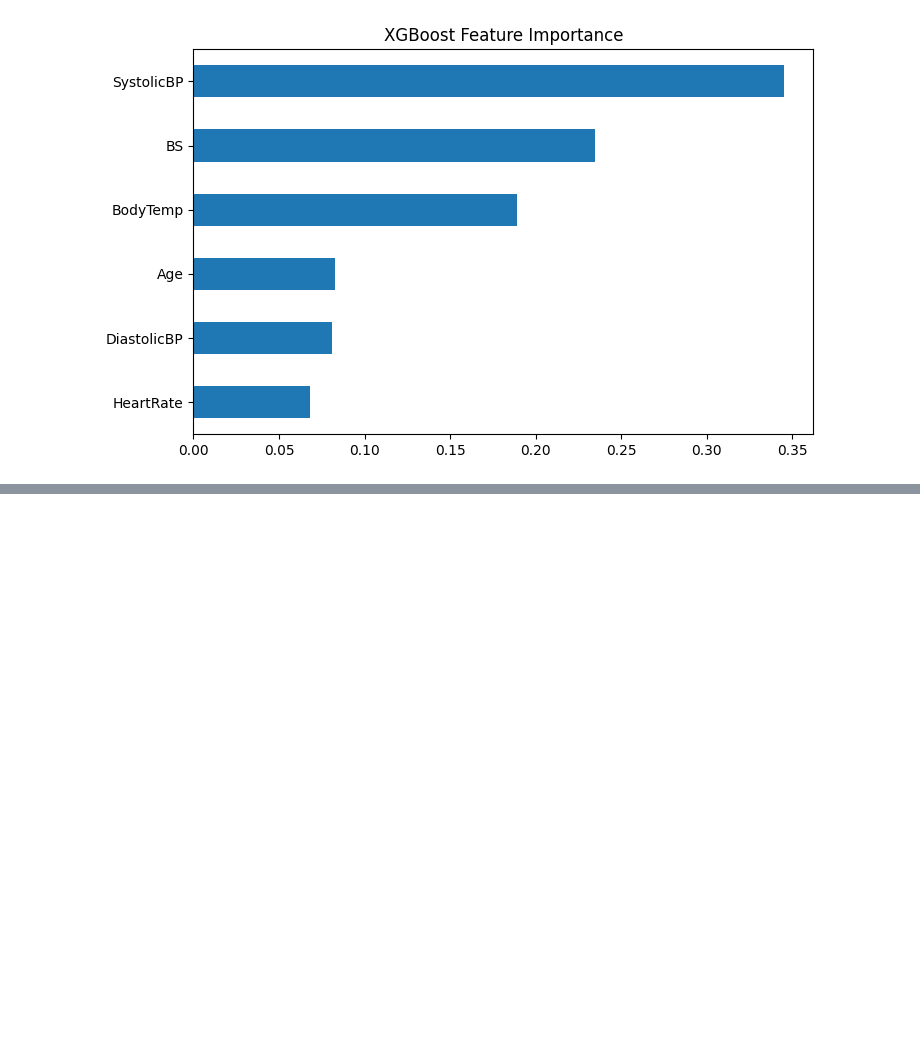
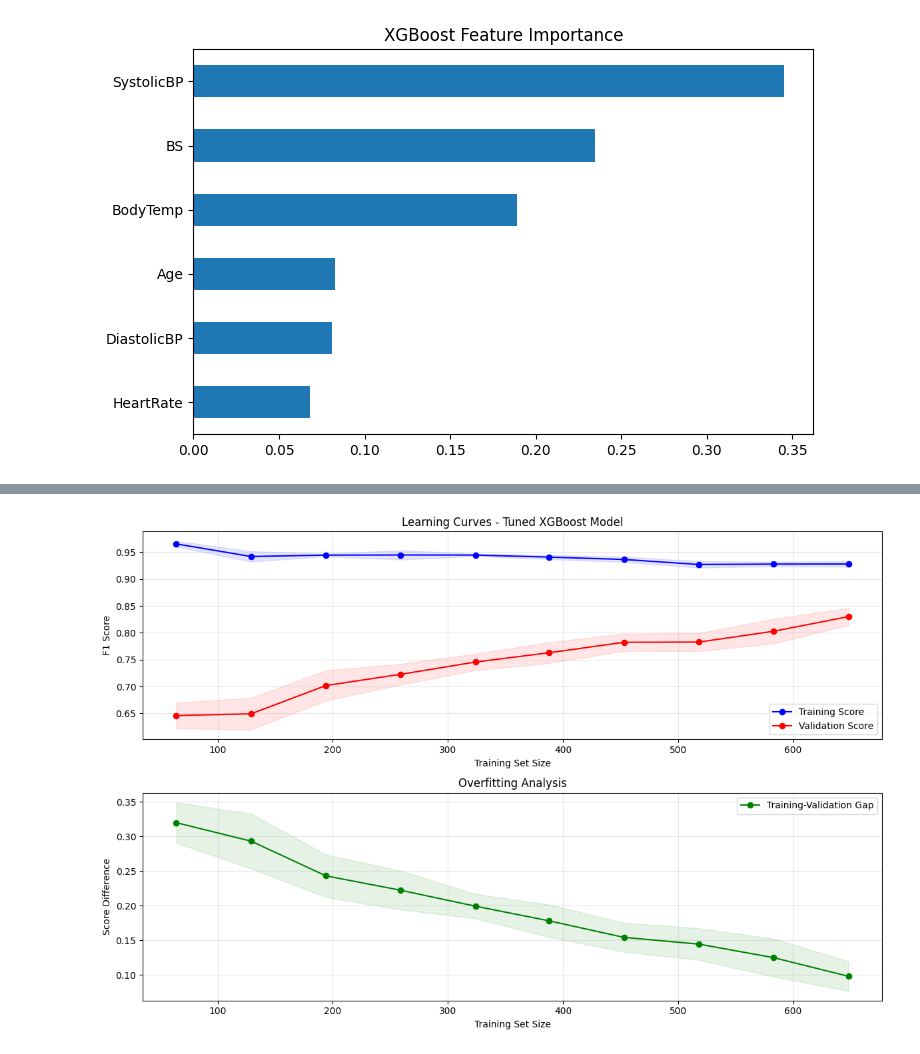
Before and after one commit to Joy-Dorcas/MATERNAL-HEALTH-RISK, a Jupyter notebook: code.ipynb, the cells around one changed output, grey strips where cells are left out. Drawn from its saved outputs; the diff is of its cells as text; code cells hidden in the pictures; blank space fills up the shorter version.

```diff
--- a/code.ipynb
+++ b/code.ipynb
@@ -258,0 +461,51 @@ plt.show()
+# %%
+from sklearn.preprocessing import LabelEncoder
+import numpy as np
+import matplotlib.pyplot as plt
+
+# Encode y_train
+le = LabelEncoder()
+y_train_encoded = le.fit_transform(y_train)  # numeric labels 0,1,2
+
+# Generate learning curves
+train_sizes, train_scores, val_scores = learning_curve(
+    best_xgb, X_train, y_train_encoded,
+    cv=5,
+    train_sizes=np.linspace(0.1, 1.0, 10),
+    scoring='f1_weighted',
+    n_jobs=-1
+)
+
+# Calculate means and stds
+train_mean = train_scores.mean(axis=1)
+train_std = train_scores.std(axis=1)
+val_mean = val_scores.mean(axis=1)
+val_std = val_scores.std(axis=1)
+
+# Plot learning curves
+plt.figure(figsize=(12, 8))
+plt.subplot(2, 1, 1)
+plt.plot(train_sizes, train_mean, 'o-', color='blue', label='Training Score')
+plt.plot(train_sizes, val_mean, 'o-', color='red', label='Validation Score')
+plt.fill_between(train_sizes, train_mean - train_std, train_mean + train_std, alpha=0.1, color='blue')
+plt.fill_between(train_sizes, val_mean - val_std, val_mean + val_std, alpha=0.1, color='red')
+plt.xlabel('Training Set Size')
+plt.ylabel('F1 Score')
+plt.title('Learning Curves - Tuned XGBoost Model')
+plt.legend()
+plt.grid(True, alpha=0.3)
+
+plt.subplot(2, 1, 2)
+gap = train_mean - val_mean
+plt.plot(train_sizes, gap, 'o-', color='green', label='Training-Validation Gap')
+plt.fill_between(train_sizes, gap - (train_std + val_std), gap + (train_std + val_std), alpha=0.1, color='green')
+plt.xlabel('Training Set Size')
+plt.ylabel('Score Difference')
+plt.title('Overfitting Analysis')
+plt.legend()
+plt.grid(True, alpha=0.3)
+
+plt.tight_layout()
+plt.show()
+# %% [output]
+[figure, added]
```
Also changed, not shown: parts of 8 cells of this notebook.
